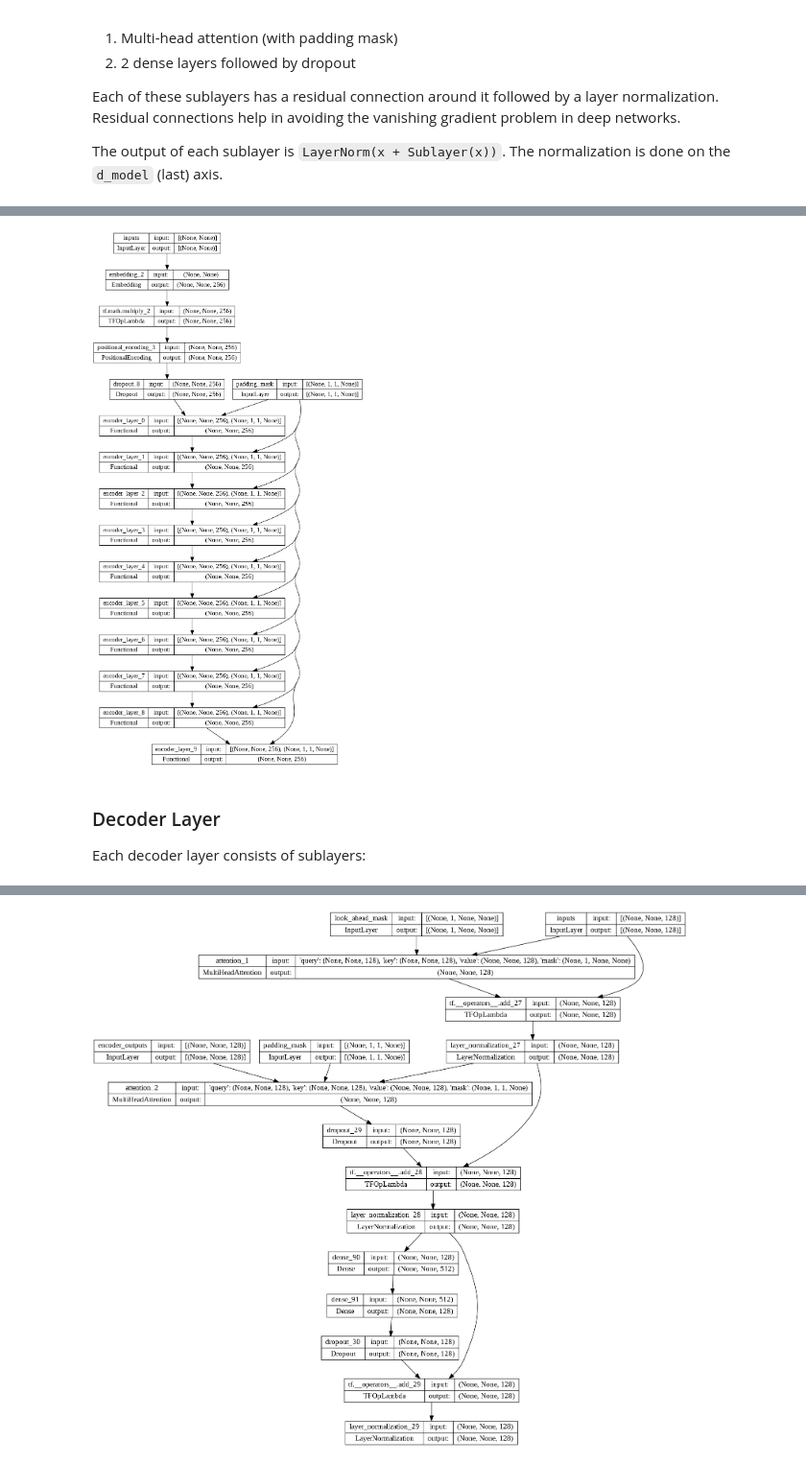
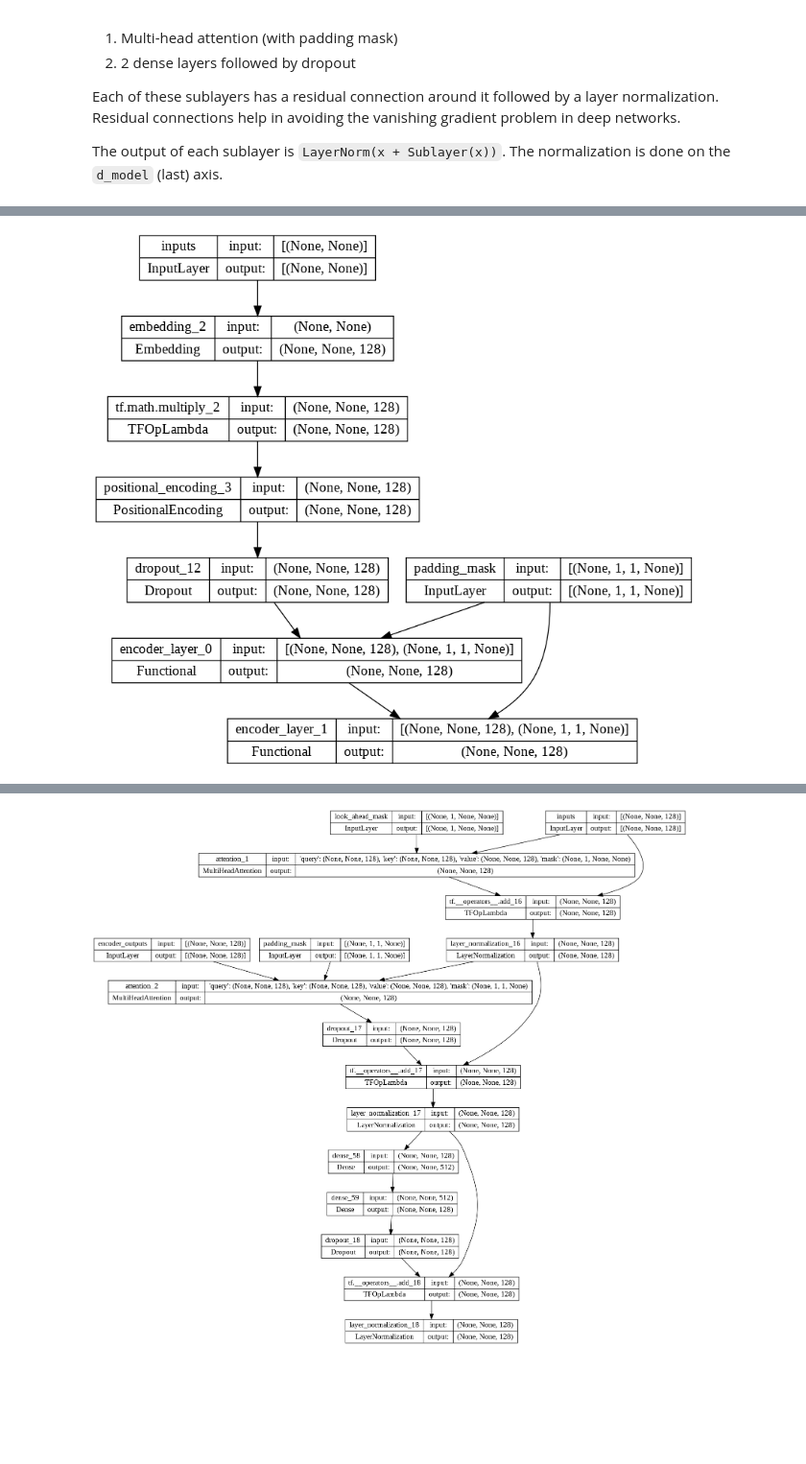
Before and after one commit to pedrov718/friendly_chat_bot, a Jupyter notebook: transformer_chatbot.ipynb, the cells around one changed output, grey strips where cells are left out. Shown at 96% size. Cells and saved outputs as stored; diff of their text form; code cells hidden in the pictures; blank space fills up the shorter version.

```diff
--- a/transformer_chatbot.ipynb
+++ b/transformer_chatbot.ipynb
@@ -492,18 +481,14 @@ def encoder(vocab_size,
 # %%
 sample_encoder = encoder(
     vocab_size=8192,
-    num_layers=10,
+    num_layers=2,
     units=512,
-    d_model=256,
+    d_model=128,
     num_heads=4,
     dropout=0.3,
     name="sample_encoder")
 
 tf.keras.utils.plot_model(
    sample_encoder, to_file='encoder.png', show_shapes=True)
 # %% [output]
-[figure, old version]
+[figure, new version]
-# %% [markdown]
-### Decoder Layer
-
-Each decoder layer consists of sublayers:
```
Also changed, not shown: parts of 43 cells of this notebook.
